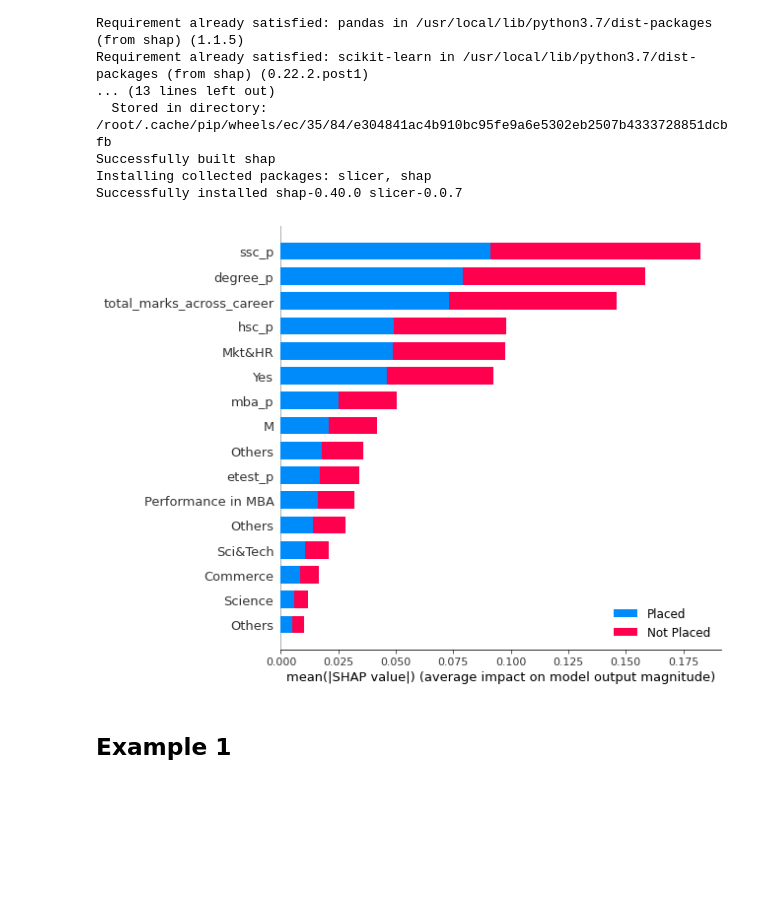
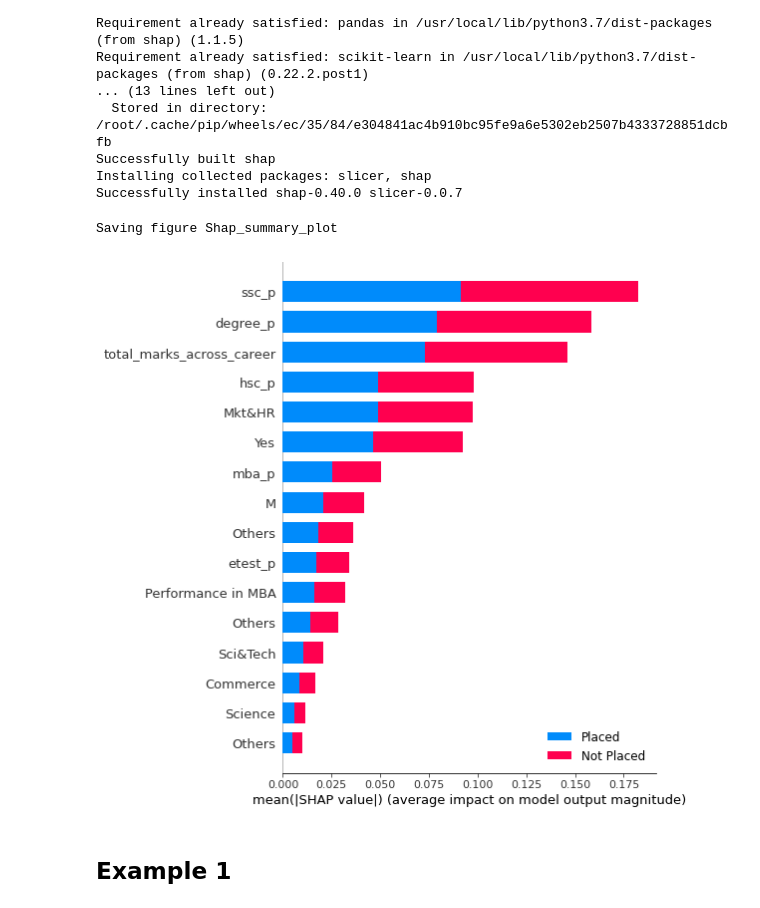
Before and after one commit to Kirushikesh/Campus_Recruitment_Prediction, a Jupyter notebook: CR_Machine_Learning.ipynb, the cells around one changed output. Saved outputs shown, nothing was run; the diff lists cells and outputs as text; code cells hidden in the pictures; blank space fills up the shorter version.

```diff
--- a/CR_Machine_Learning.ipynb
+++ b/CR_Machine_Learning.ipynb
@@ -969,9 +969,13 @@ Successfully installed shap-0.40.0 slicer-0.0.7
 explainer = shap.TreeExplainer(final_model)
 # %%
 shap_values = explainer.shap_values(recruitment_prepared)
-shap.summary_plot(shap_values,recruitment_prepared,class_names=['Placed','Not Placed'], feature_names = attributes)
+shap.summary_plot(shap_values,recruitment_prepared,class_names=['Placed','Not Placed'], feature_names = attributes,show=False)
+
+save_fig('Shap_summary_plot')
+plt.show()
 # %% [output]
+Saving figure Shap_summary_plot
-[figure, old version]
+[figure, new version]
 # %% [markdown]
 ## Example 1
 # %%
```
Also changed, not shown: parts of 3 cells of this notebook.
